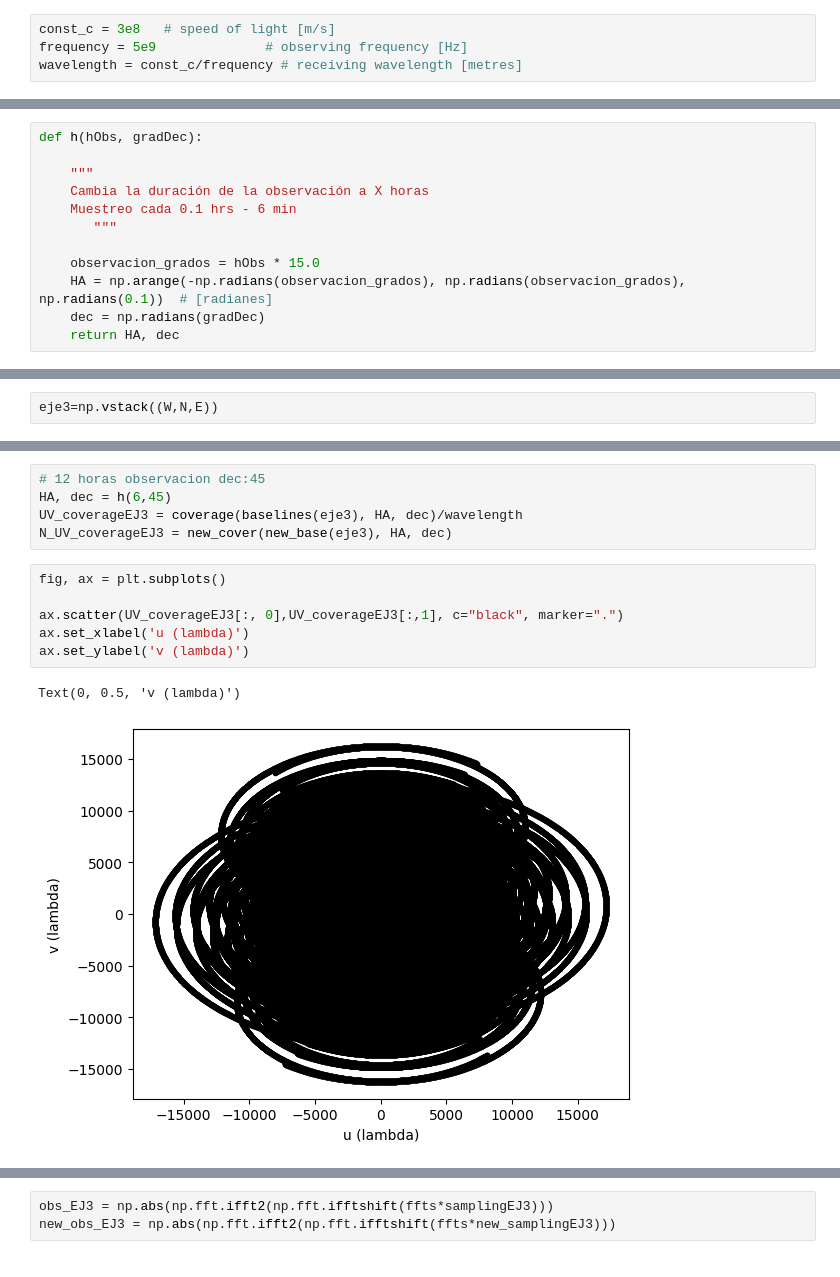
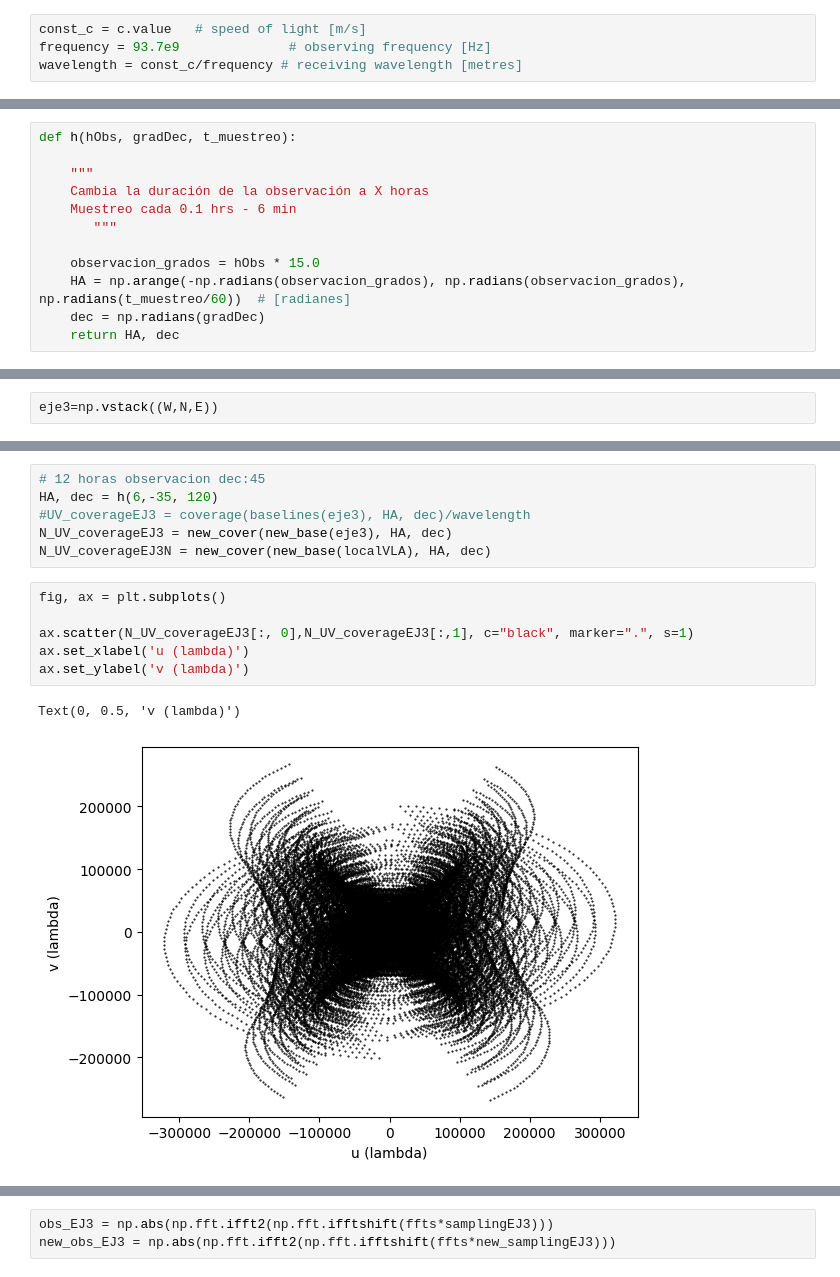
Before and after one commit to MatiasColil/API_Interferometry, a Jupyter notebook: jupyter notebook/interferometer.ipynb, the cells around one changed output, grey strips where cells are left out. Saved outputs shown, nothing was run; the diff lists cells and outputs as text.

```diff
--- a/jupyter notebook/interferometer.ipynb
+++ b/jupyter notebook/interferometer.ipynb
@@ -12,8 +13,8 @@ import matplotlib.animation
 matplotlib.rcParams['animation.embed_limit'] = 2**128
 import itertools
 # %%
-const_c = 3e8   # speed of light [m/s]
-frequency = 5e9              # observing frequency [Hz]
+const_c = c.value   # speed of light [m/s]
+frequency = 93.7e9              # observing frequency [Hz]
 wavelength = const_c/frequency # receiving wavelength [metres]
 # %% [markdown]
 # Funciones
@@ -55,7 +86,7 @@ def calc_RR(H,dec):
 
     return R
 # %%
-def h(hObs, gradDec):
+def h(hObs, gradDec, t_muestreo):
 
     """
     Cambia la duración de la observación a X horas
@@ -63,7 +94,7 @@ def h(hObs, gradDec):
        """
 
     observacion_grados = hObs * 15.0
-    HA = np.arange(-np.radians(observacion_grados), np.radians(observacion_grados), np.radians(0.1))  # [radianes]
+    HA = np.arange(-np.radians(observacion_grados), np.radians(observacion_grados), np.radians(t_muestreo/60))  # [radianes]
     dec = np.radians(gradDec)
     return HA, dec
 # %%
@@ -413,16 +535,17 @@ eje3=np.vstack((W,N,E))
 # %%
 # 12 horas observacion dec:45
-HA, dec = h(6,45)
-UV_coverageEJ3 = coverage(baselines(eje3), HA, dec)/wavelength
+HA, dec = h(6,-35, 120)
+#UV_coverageEJ3 = coverage(baselines(eje3), HA, dec)/wavelength
 N_UV_coverageEJ3 = new_cover(new_base(eje3), HA, dec)
+N_UV_coverageEJ3N = new_cover(new_base(localVLA), HA, dec)
 # %%
 fig, ax = plt.subplots()
 
-ax.scatter(UV_coverageEJ3[:, 0],UV_coverageEJ3[:,1], c="black", marker=".")
+ax.scatter(N_UV_coverageEJ3[:, 0],N_UV_coverageEJ3[:,1], c="black", marker=".", s=1)
 ax.set_xlabel('u (lambda)')
 ax.set_ylabel('v (lambda)')
 # %% [output]
 Text(0, 0.5, 'v (lambda)')
-[figure, old version]
+[figure, new version]
 # %%
 fig, ax = plt.subplots()
```
Also changed, not shown: parts of 68 cells of this notebook.
